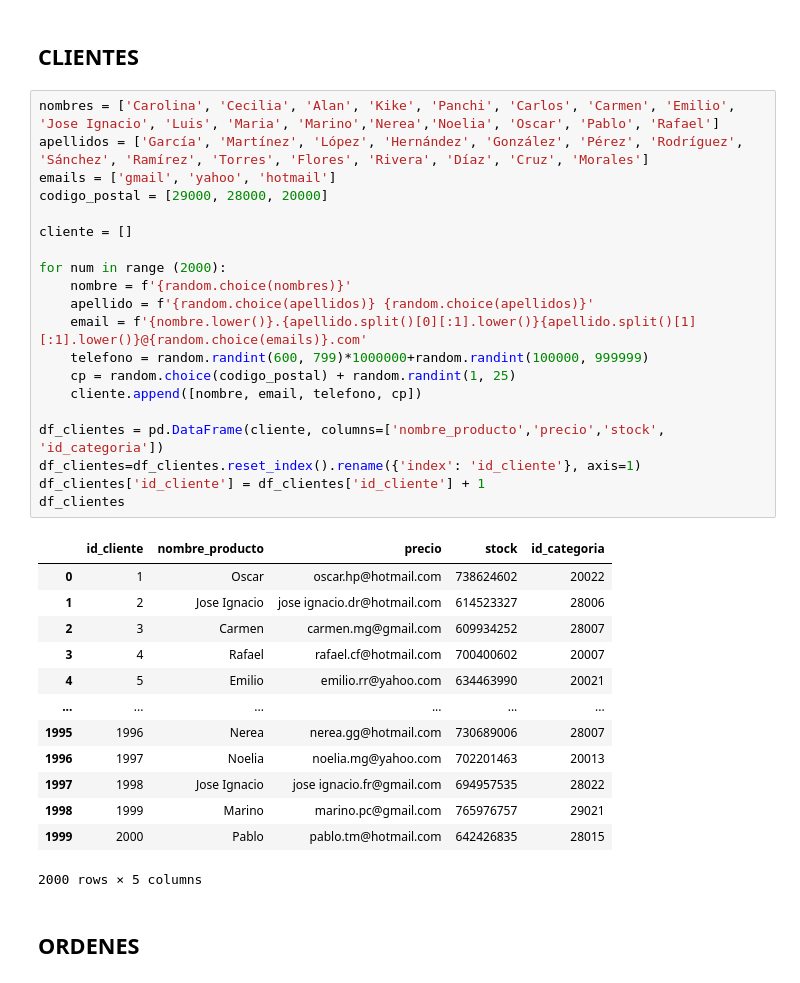
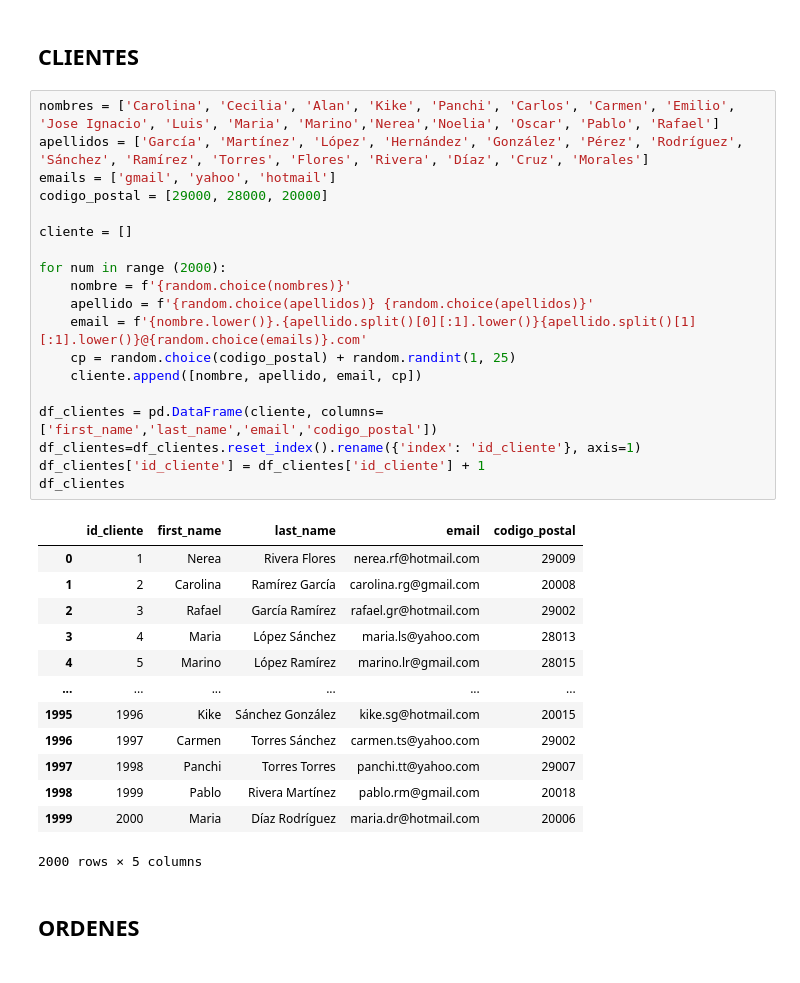
Before and after one commit to promav/PoyectosBootcamp, a Jupyter notebook: Mod4/m4_pablo_romero_avila.ipynb, the cells around one changed output. Drawn from its saved outputs; the diff is of its cells as text.

```diff
--- a/Mod4/m4_pablo_romero_avila.ipynb
+++ b/Mod4/m4_pablo_romero_avila.ipynb
@@ -266,36 +266,35 @@ df_productos
 # %%
 nombres = ['Carolina', 'Cecilia', 'Alan', 'Kike', 'Panchi', 'Carlos', 'Carmen', 'Emilio', 'Jose Ignacio', 'Luis', 'Maria', 'Marino','Nerea','Noelia', 'Oscar', 'Pablo', 'Rafael']
 apellidos = ['García', 'Martínez', 'López', 'Hernández', 'González', 'Pérez', 'Rodríguez', 'Sánchez', 'Ramírez', 'Torres', 'Flores', 'Rivera', 'Díaz', 'Cruz', 'Morales']
 emails = ['gmail', 'yahoo', 'hotmail']
 codigo_postal = [29000, 28000, 20000]
 
 cliente = []
 
 for num in range (2000):
     nombre = f'{random.choice(nombres)}'
     apellido = f'{random.choice(apellidos)} {random.choice(apellidos)}'
     email = f'{nombre.lower()}.{apellido.split()[0][:1].lower()}{apellido.split()[1][:1].lower()}@{random.choice(emails)}.com'
-    telefono = random.randint(600, 799)*1000000+random.randint(100000, 999999)
     cp = random.choice(codigo_postal) + random.randint(1, 25)
-    cliente.append([nombre, email, telefono, cp])
+    cliente.append([nombre, apellido, email, cp])
 
-df_clientes = pd.DataFrame(cliente, columns=['nombre_producto','precio','stock', 'id_categoria'])
+df_clientes = pd.DataFrame(cliente, columns=['first_name','last_name','email','codigo_postal'])
 df_clientes=df_clientes.reset_index().rename({'index': 'id_cliente'}, axis=1)
 df_clientes['id_cliente'] = df_clientes['id_cliente'] + 1
 df_clientes
 # %% [output]
-|  | id_cliente | nombre_producto | precio | stock | id_categoria |
-| 0 | 1 | Oscar | oscar.hp@hotmail.com | 738624602 | 20022 |
-| 1 | 2 | Jose Ignacio | jose ignacio.dr@hotmail.com | 614523327 | 28006 |
-| 2 | 3 | Carmen | carmen.mg@gmail.com | 609934252 | 28007 |
-| 3 | 4 | Rafael | rafael.cf@hotmail.com | 700400602 | 20007 |
-| 4 | 5 | Emilio | emilio.rr@yahoo.com | 634463990 | 20021 |
+|  | id_cliente | first_name | last_name | email | codigo_postal |
+| 0 | 1 | Nerea | Rivera Flores | nerea.rf@hotmail.com | 29009 |
+| 1 | 2 | Carolina | Ramírez García | carolina.rg@gmail.com | 20008 |
+| 2 | 3 | Rafael | García Ramírez | rafael.gr@hotmail.com | 29002 |
+| 3 | 4 | Maria | López Sánchez | maria.ls@yahoo.com | 28013 |
+| 4 | 5 | Marino | López Ramírez | marino.lr@gmail.com | 28015 |
 | ... | ... | ... | ... | ... | ... |
-| 1995 | 1996 | Nerea | nerea.gg@hotmail.com | 730689006 | 28007 |
-| 1996 | 1997 | Noelia | noelia.mg@yahoo.com | 702201463 | 20013 |
-| 1997 | 1998 | Jose Ignacio | jose ignacio.fr@gmail.com | 694957535 | 28022 |
-| 1998 | 1999 | Marino | marino.pc@gmail.com | 765976757 | 29021 |
-| 1999 | 2000 | Pablo | pablo.tm@hotmail.com | 642426835 | 28015 |
+| 1995 | 1996 | Kike | Sánchez González | kike.sg@hotmail.com | 20015 |
+| 1996 | 1997 | Carmen | Torres Sánchez | carmen.ts@yahoo.com | 29002 |
+| 1997 | 1998 | Panchi | Torres Torres | panchi.tt@yahoo.com | 29007 |
+| 1998 | 1999 | Pablo | Rivera Martínez | pablo.rm@gmail.com | 20018 |
+| 1999 | 2000 | Maria | Díaz Rodríguez | maria.dr@hotmail.com | 20006 |
 2000 rows × 5 columns
 # %% [markdown]
 ## ORDENES
```
Also changed, not shown: parts of 9 cells of this notebook.
